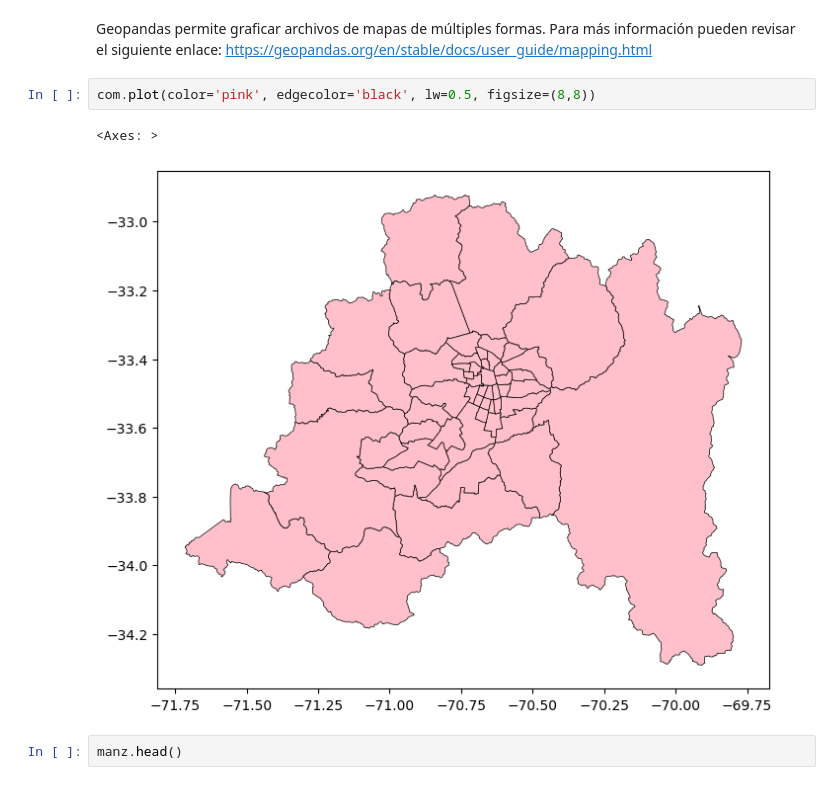
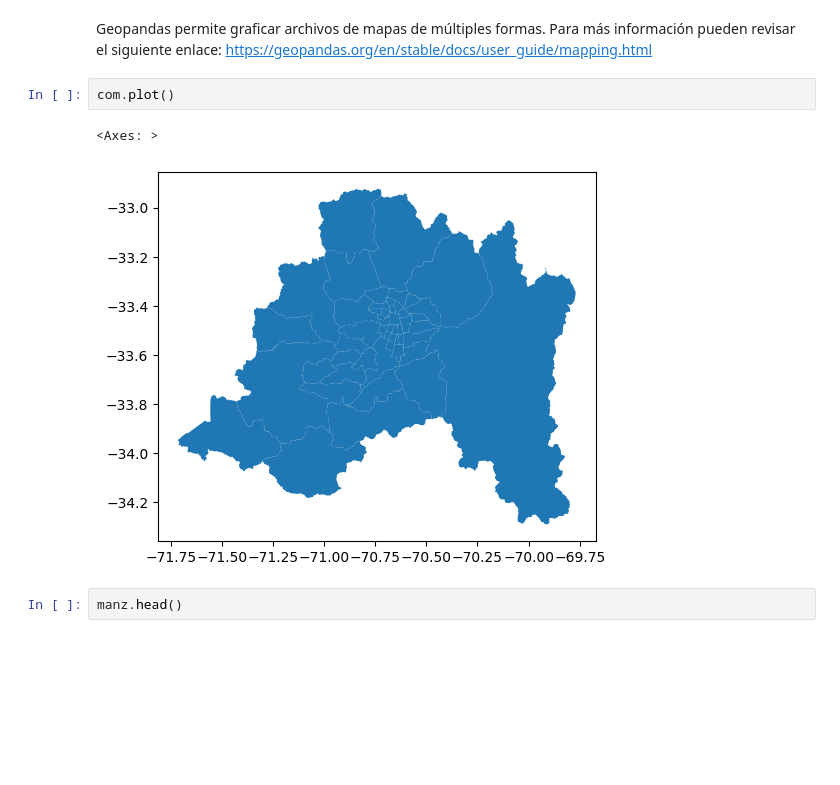
Before and after one commit to ttserruwu/IMT2200-Martin-Serrano, a Jupyter notebook: actividad 01/IMT2200 - Actividad 01.ipynb, the cells around one changed output. Saved outputs shown, nothing was run; the diff lists cells and outputs as text; blank space fills up the shorter version.

```diff
--- a/actividad 01/IMT2200 - Actividad 01.ipynb
+++ b/actividad 01/IMT2200 - Actividad 01.ipynb
@@ -125,10 +125,10 @@ com=gpd.read_file('R13/COMUNA_C17.shp')
 # %% [markdown]
 Geopandas permite graficar archivos de mapas de múltiples formas. Para más información pueden revisar el siguiente enlace: https://geopandas.org/en/stable/docs/user_guide/mapping.html
 # %%
-com.plot(color='pink', edgecolor='black', lw=0.5, figsize=(8,8))
+com.plot()
 # %% [output]
 <Axes: >
-[figure, old version]
+[figure, new version]
 # %%
 manz.head()
 # %% [output]
```
Also changed, not shown: parts of 1 cell of this notebook, 1 other file.
